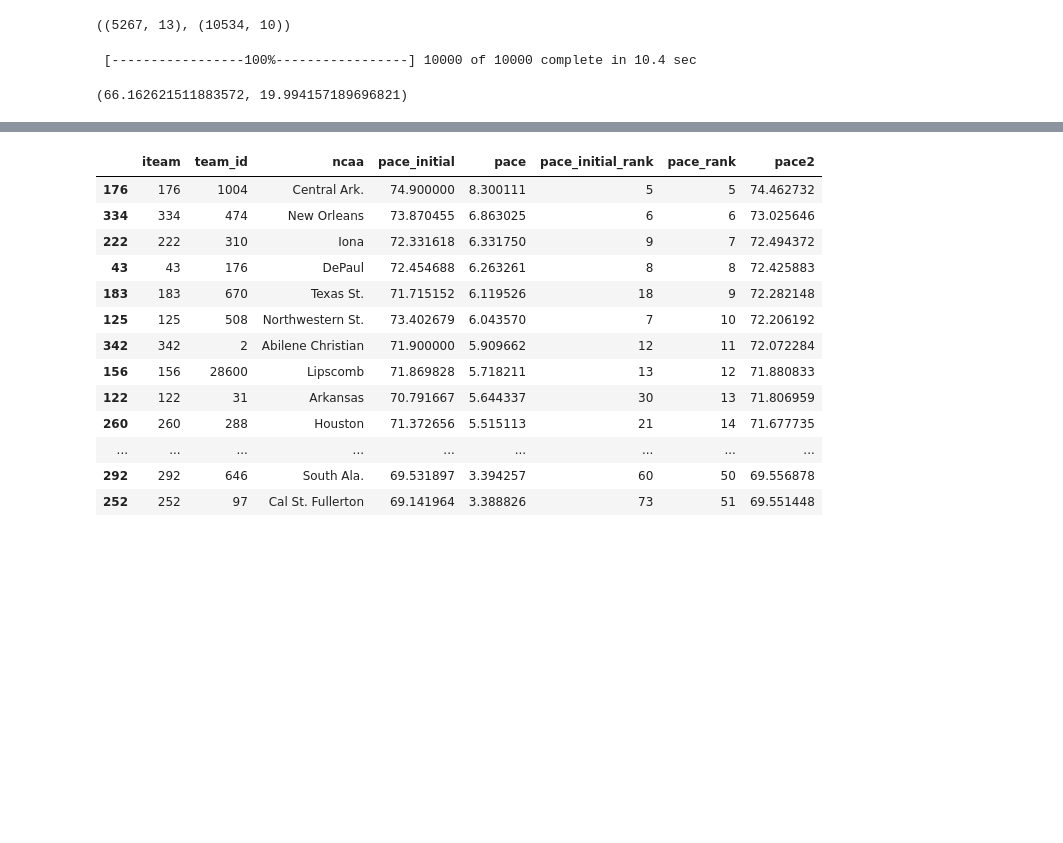
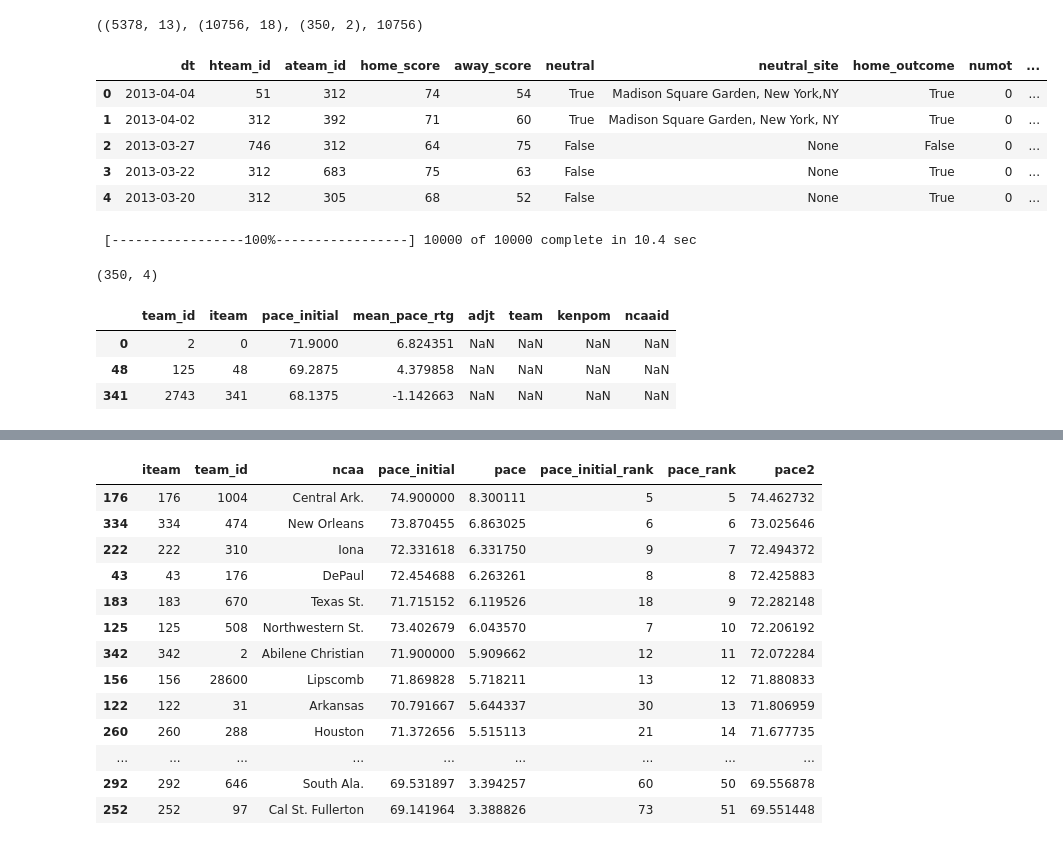
Before and after one commit to sethah/CBBModel, a Jupyter notebook: BayesModel.ipynb, the cells around one changed output, grey strips where cells are left out. Drawn from its saved outputs; the diff is of its cells as text; code cells hidden in the pictures; blank space fills up the shorter version.

```diff
--- a/BayesModel.ipynb
+++ b/BayesModel.ipynb
@@ -14,12 +13,0 @@ games, stacked, teams = util.get_data(2013)
-# %%
-# bteams = pd.read_sql("SELECT * FROM teams WHERE conf='B10'", DB.conn)
-# b10_teams = set(bteams.ncaaid.values)
-# stacked = util.get_box_games(2015)
-# stacked = stacked.loc[(stacked.hteam_id.isin(b10_teams)) & (stacked.ateam_id.isin(b10_teams))]
-# stacked = stacked.merge(bteams[['ncaaid', 'ncaa']], left_on="team", right_on="ncaa")
-# stacked = stacked[['game_id', 'dt', 'ncaa', 'ncaaid', 'hteam_id', 'ateam_id', 'pts', 'poss']]
-
-# stacked.shape
-games.shape, stacked.shape
-# %% [output]
-((5267, 13), (10534, 10))
@@ -44,3 +14,16 @@ games.shape, stacked.shape
+# %%
+unstacked.shape, stacked.shape, teams.shape, 2*unstacked.shape[0]
+# %% [output]
+((5378, 13), (10756, 18), (350, 2), 10756)
+# %%
+stacked.head()
+# %% [output]
+|  | dt | hteam_id | ateam_id | home_score | away_score | neutral | neutral_site | home_outcome | numot | ... |
+| 0 | 2013-04-04 | 51 | 312 | 74 | 54 | True | Madison Square Garden, New York,NY | True | 0 | ... |
+| 1 | 2013-04-02 | 312 | 392 | 71 | 60 | True | Madison Square Garden, New York, NY | True | 0 | ... |
+| 2 | 2013-03-27 | 746 | 312 | 64 | 75 | False | None | False | 0 | ... |
+| 3 | 2013-03-22 | 312 | 683 | 75 | 63 | False | None | True | 0 | ... |
+| 4 | 2013-03-20 | 312 | 305 | 68 | 52 | False | None | True | 0 | ... |
 # %%
 pace_initial = stacked.groupby('iteam').mean()['poss'].values
 teams['pace_initial'] = pace_initial
@@ -76,7 +59,3 @@ mcmc = pymc.MCMC(model)
 mcmc.sample(10000, 3000)
 # %% [output]
  [-----------------100%-----------------] 10000 of 10000 complete in 10.4 sec
-# %%
-pace_intercept.stats()['mean'], np.sqrt(1/tau.stats()['mean'])
-# %% [output]
-(66.162621511883572, 19.994157189696821)
@@ -83,3 +64,25 @@ pace_intercept.stats()['mean'], np.sqrt(1/tau.stats()['mean'])
+# %%
+kenpom = pd.read_sql("SELECT adjt, team FROM kenpom_ranks WHERE year=2013", DB.conn)
+kenpom = kenpom.merge(all_teams, left_on="team", right_on="kenpom")
+all_teams = pd.read_sql("SELECT kenpom, ncaaid FROM teams", DB.conn)
+df = teams.merge(kenpom, left_on='team_id', right_on='ncaaid')
+df.drop('kenpom', axis=1)
+# kenpom.head()
+teams.shape
+# %% [output]
+(350, 4)
+# %%
+merged = teams.merge(kenpom, how='left', left_on='team_id', right_on='ncaaid')
+merged[pd.isnull(merged.ncaaid)]
+# note: it is hard to get the teams we rate and the kenpom teams to line up exactly,
+# but we want to compare the rankings (since our scale is not the same as kenpom's scale)
+# to each other. but how to compare uneven length rankings? We can just inject random place
+# holders into the lacking ranking and it will be about the same
+# %% [output]
+|  | team_id | iteam | pace_initial | mean_pace_rtg | adjt | team | kenpom | ncaaid |
+| 0 | 2 | 0 | 71.9000 | 6.824351 | NaN | NaN | NaN | NaN |
+| 48 | 125 | 48 | 69.2875 | 4.379858 | NaN | NaN | NaN | NaN |
+| 341 | 2743 | 341 | 68.1375 | -1.142663 | NaN | NaN | NaN | NaN |
 # %%
 pymc.Matplot.plot(pace_intercept)
 # %% [output]
```
Also changed, not shown: parts of 7 cells of this notebook, 3 other files.
